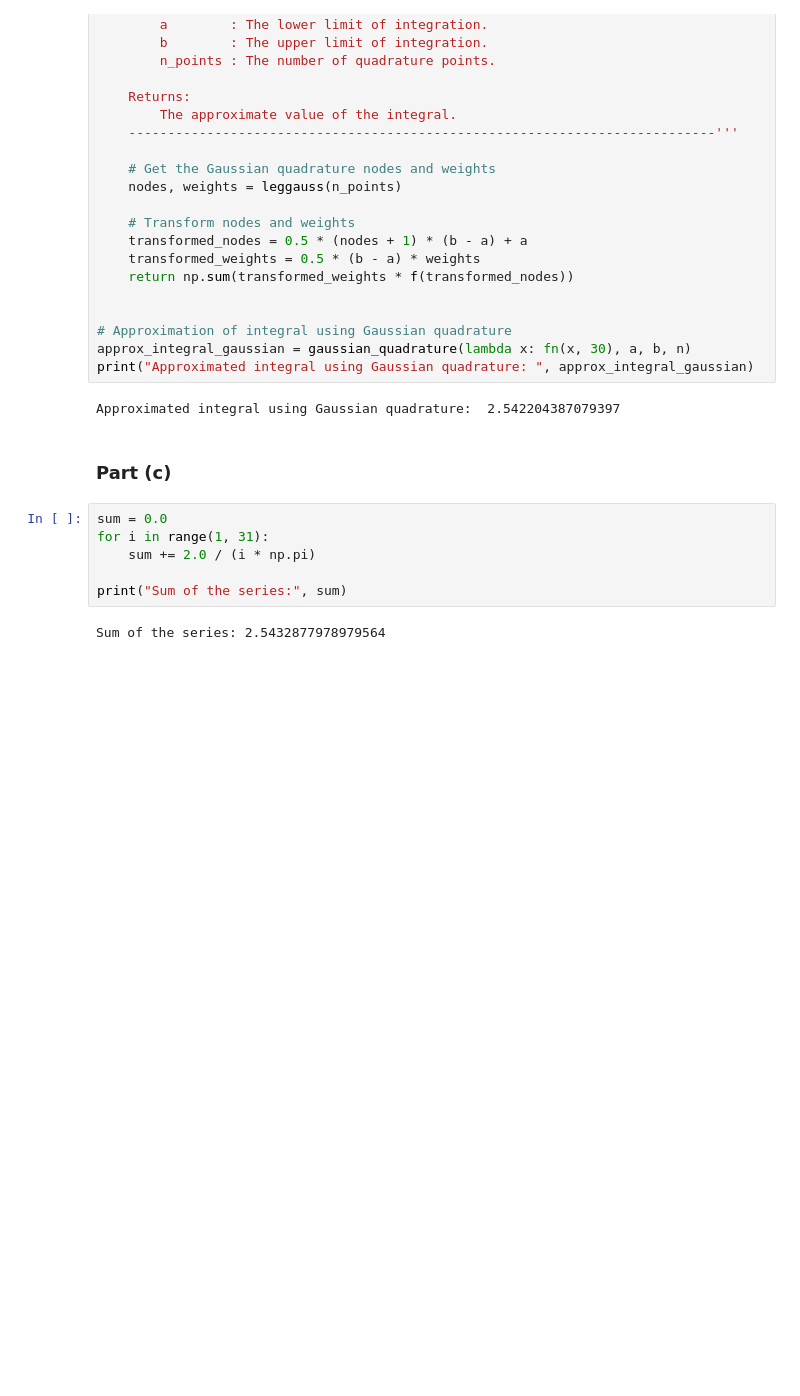
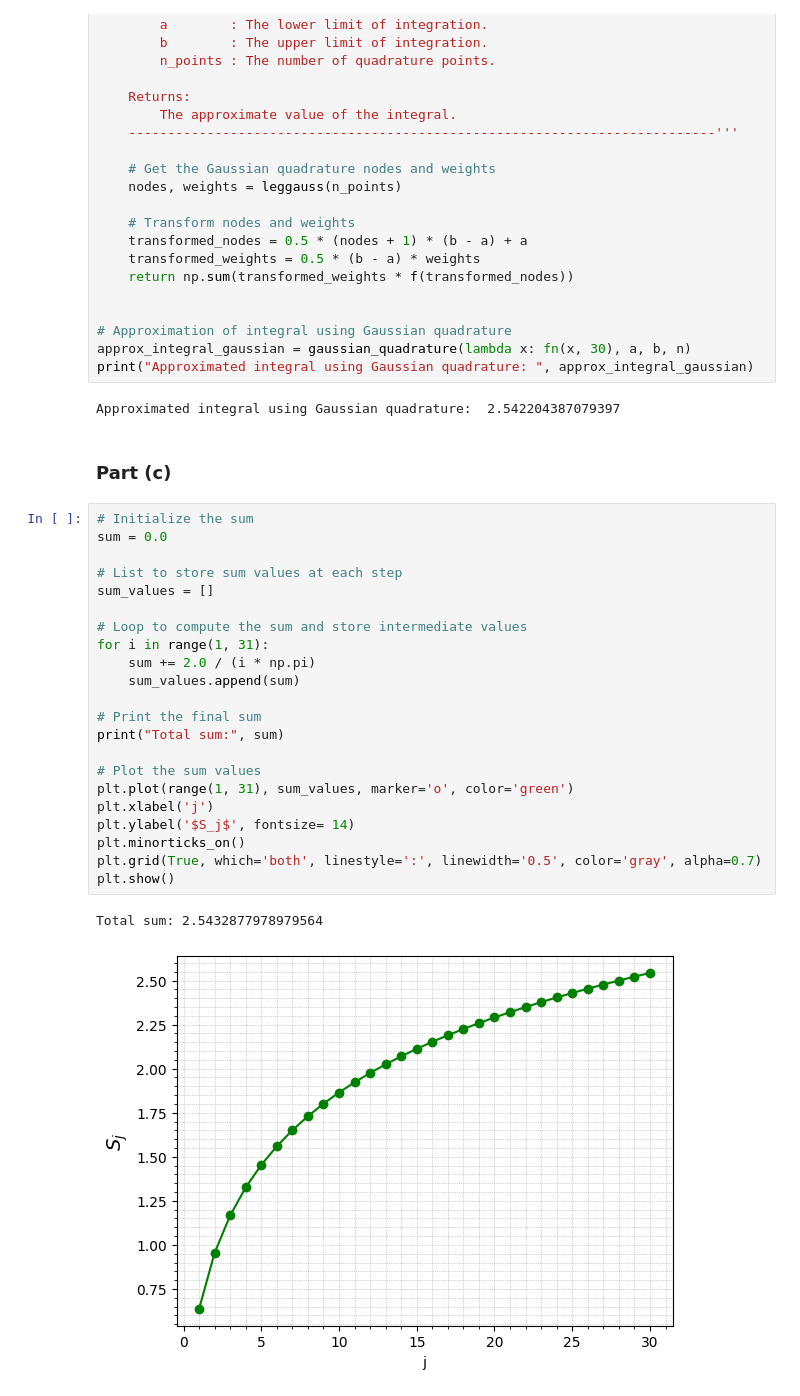
Before and after one commit to Mani0237/Prelims, a Jupyter notebook: prelim2024/Q10-200973108/10.ipynb, the cells around one changed output. Drawn from its saved outputs; the diff is of its cells as text; blank space fills up the shorter version.

```diff
--- a/prelim2024/Q10-200973108/10.ipynb
+++ b/prelim2024/Q10-200973108/10.ipynb
@@ -128,11 +146,28 @@ print("Approximated integral using Gaussian quadrature: ", approx_integral_gauss
 Approximated integral using Gaussian quadrature:  2.542204387079397
 # %% [markdown]
 ### Part (c)
-# %%
-sum = 0.0
-for i in range(1, 31):
-    sum += 2.0 / (i * np.pi)
-
-print("Sum of the series:", sum)
-# %% [output]
-Sum of the series: 2.5432877978979564
+# %%
+# Initialize the sum
+sum = 0.0
+
+# List to store sum values at each step
+sum_values = []
+
+# Loop to compute the sum and store intermediate values
+for i in range(1, 31):
+    sum += 2.0 / (i * np.pi)
+    sum_values.append(sum)
+
+# Print the final sum
+print("Total sum:", sum)
+
+# Plot the sum values
+plt.plot(range(1, 31), sum_values, marker='o', color='green')
+plt.xlabel('j')
+plt.ylabel('$S_j$', fontsize= 14)
+plt.minorticks_on()
+plt.grid(True, which='both', linestyle=':', linewidth='0.5', color='gray', alpha=0.7)
+plt.show()
+# %% [output]
+Total sum: 2.5432877978979564
+[figure, added]
```
Also changed, not shown: parts of 2 cells of this notebook, 2 other files.
